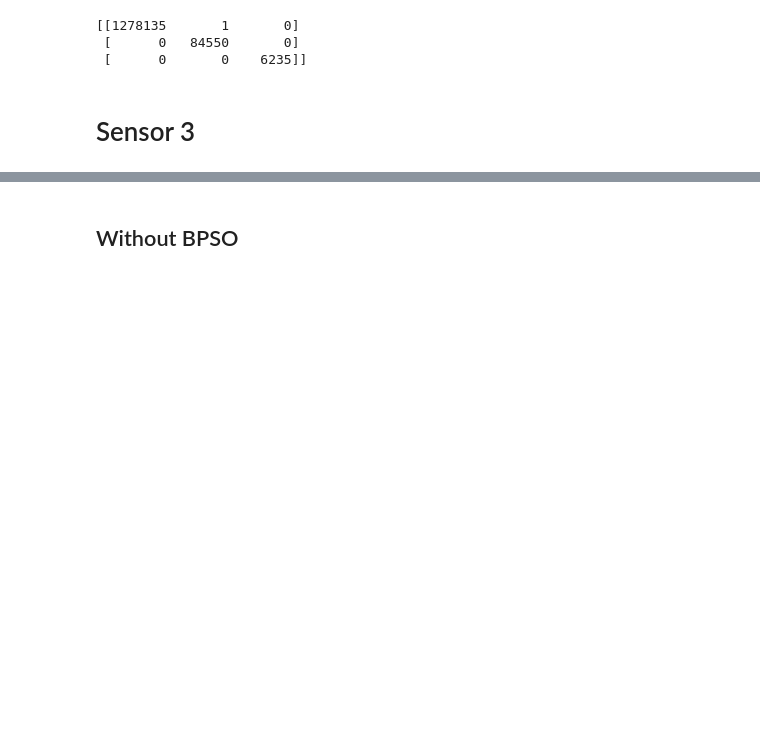
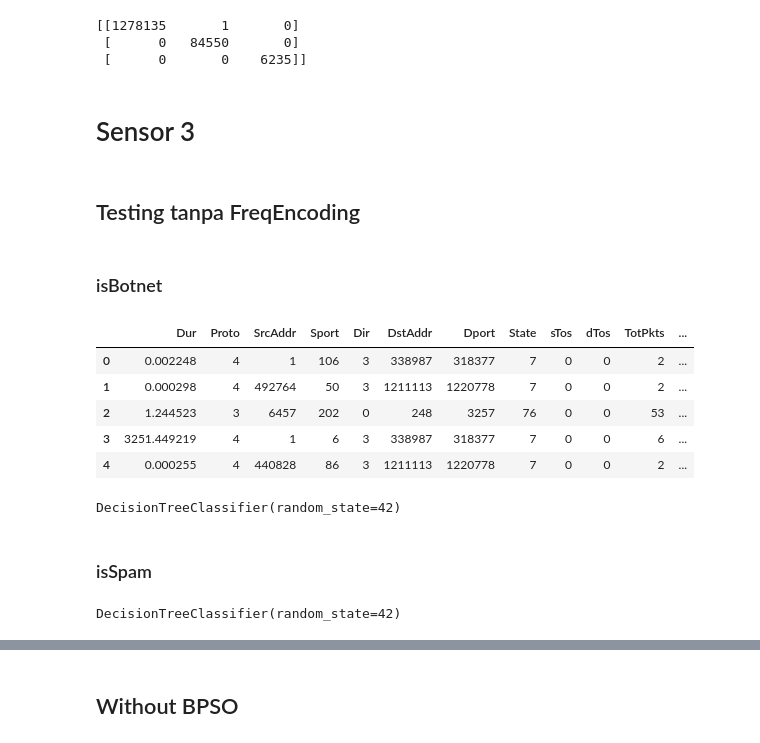
Before and after one commit to azhar416/paper-kbj, a Jupyter notebook: Revise_Experiment/Revisi 3/6.Modeling.ipynb, the cells around one changed output, grey strips where cells are left out. Saved outputs shown, nothing was run; the diff lists cells and outputs as text; code cells hidden in the pictures; blank space fills up the shorter version.

```diff
--- a/Revise_Experiment/Revisi 3/6.Modeling.ipynb
+++ b/Revise_Experiment/Revisi 3/6.Modeling.ipynb
@@ -699,3 +699,16 @@ y_spam = train3_isspam['isSpam']
 # %%
 X_test = sensor3_test.drop(columns=['Label', 'isBotnet', 'isSpam'])
 y_test = sensor3_test['Label']
+# %% [markdown]
+## Testing tanpa FreqEncoding
+# %% [markdown]
+### isBotnet
+# %%
+X_botnet.head()
+# %% [output]
+|  | Dur | Proto | SrcAddr | Sport | Dir | DstAddr | Dport | State | sTos | dTos | TotPkts | ... |
+| 0 | 0.002248 | 4 | 1 | 106 | 3 | 338987 | 318377 | 7 | 0 | 0 | 2 | ... |
+| 1 | 0.000298 | 4 | 492764 | 50 | 3 | 1211113 | 1220778 | 7 | 0 | 0 | 2 | ... |
+| 2 | 1.244523 | 3 | 6457 | 202 | 0 | 248 | 3257 | 76 | 0 | 0 | 53 | ... |
+| 3 | 3251.449219 | 4 | 1 | 6 | 3 | 338987 | 318377 | 7 | 0 | 0 | 6 | ... |
+| 4 | 0.000255 | 4 | 440828 | 86 | 3 | 1211113 | 1220778 | 7 | 0 | 0 | 2 | ... |
@@ -701,0 +720,7 @@ y_test = sensor3_test['Label']
+# %%
+clf1 = DecisionTreeClassifier(random_state=42)
+clf1.fit(X_selected_botnet, y_botnet)
+# %% [output]
+DecisionTreeClassifier(random_state=42)
+# %% [markdown]
+### isSpam
@@ -701,0 +732,5 @@ y_test = sensor3_test['Label']
+# %%
+clf2 = DecisionTreeClassifier(random_state=42)
+clf2.fit(X_selected_spam, y_spam)
+# %% [output]
+DecisionTreeClassifier(random_state=42)
```
Also changed, not shown: parts of 7 cells of this notebook, 8 other files.
